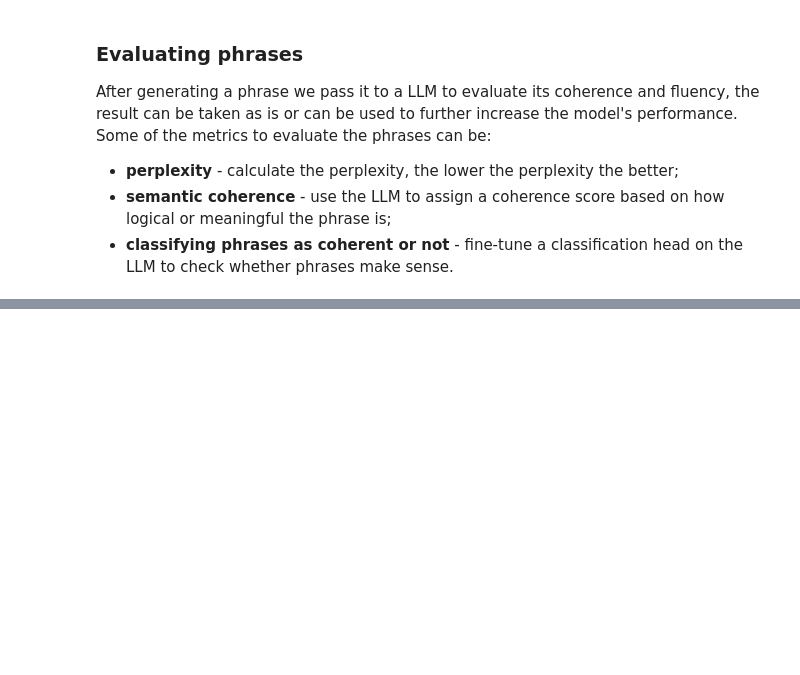
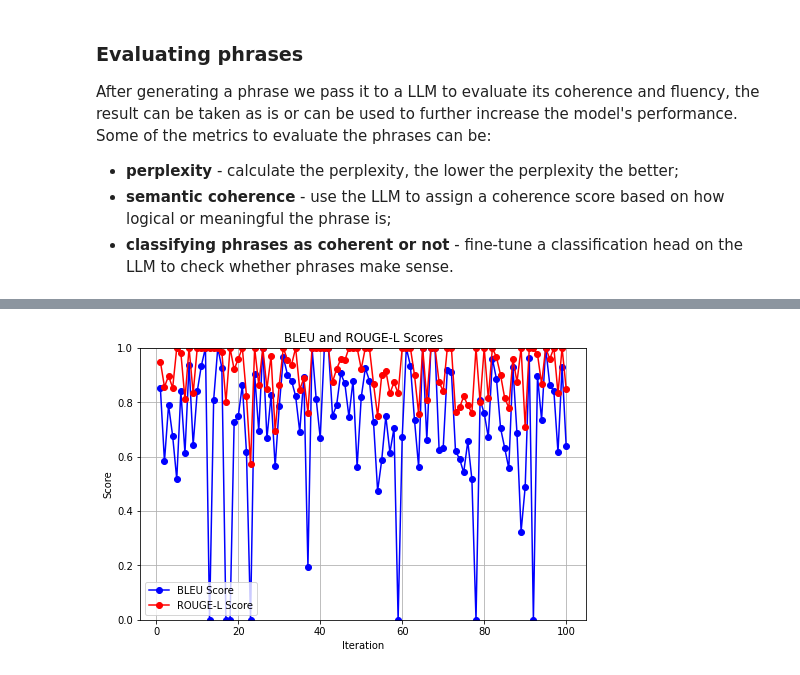
Before and after one commit to melizo4ka/NGram-checking-with-LLM, a Jupyter notebook: Ngrams.ipynb, the cells around one changed output, grey strips where cells are left out. Drawn from its saved outputs; the diff is of its cells as text; code cells hidden in the pictures; blank space fills up the shorter version.

```diff
--- a/Ngrams.ipynb
+++ b/Ngrams.ipynb
@@ -308,0 +346,17 @@ print(results_rouge)
+# %%
+# plotting BLEU and ROUGE
+
+plt.figure(figsize=(8, 5))
+plt.plot(range(1, X + 1), bleu_scores, marker='o', label='BLEU Score', color='blue')
+plt.plot(range(1, X + 1), rougeL_scores, marker='o', label='ROUGE-L Score', color='red')
+plt.xlabel('Iteration')
+plt.ylabel('Score')
+plt.title('BLEU and ROUGE-L Scores')
+plt.ylim(0, 1)  # Scores are between 0 and 1
+plt.grid()
+plt.legend()
+
+plt.savefig('scores.png', format='png', dpi=300)
+plt.show()
+# %% [output]
+[figure, added]
```
Also changed, not shown: parts of 26 cells of this notebook, 3 other files.
